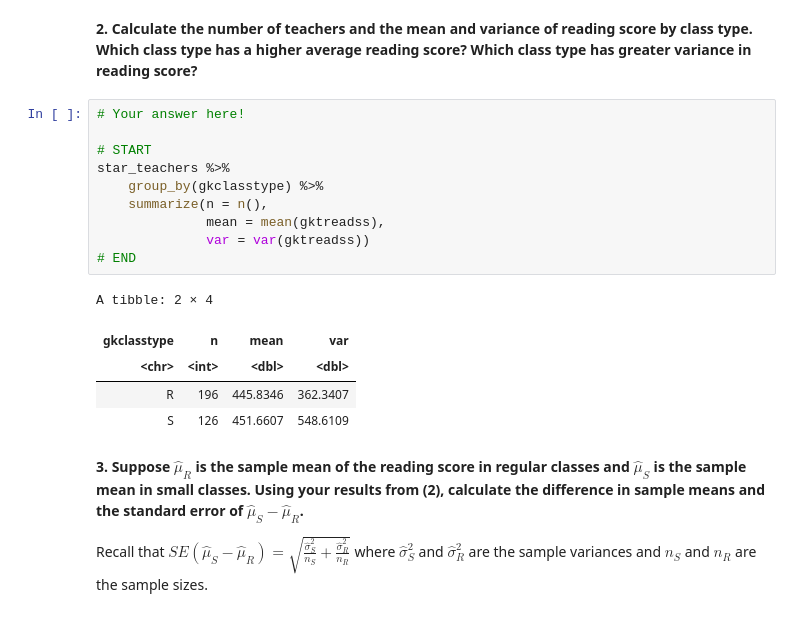
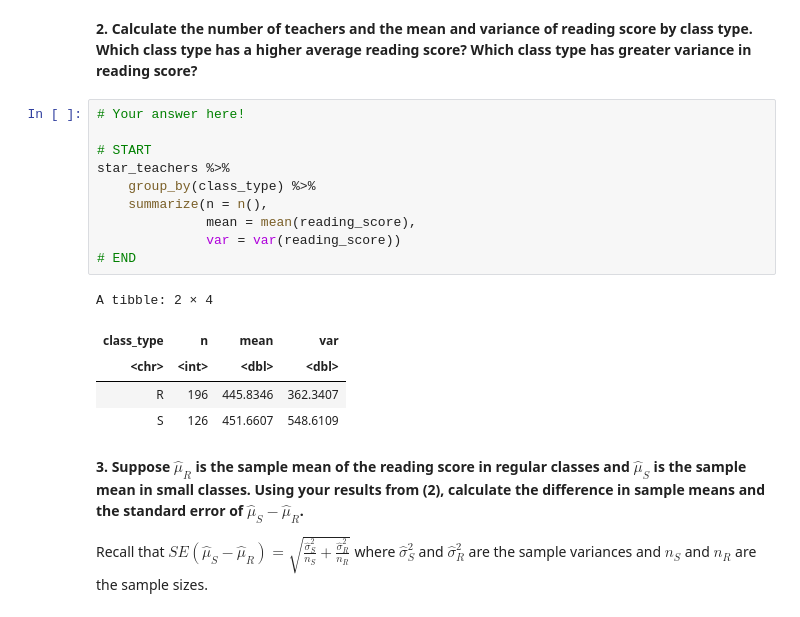
Before and after one commit to 5harad/API201-2022, a Jupyter notebook: review_sessions/review_7/review_7_answers.ipynb, the cells around one changed output. Saved outputs shown, nothing was run; the diff lists cells and outputs as text.

```diff
--- a/review_sessions/review_7/review_7_answers.ipynb
+++ b/review_sessions/review_7/review_7_answers.ipynb
@@ -157,16 +159,16 @@ A tibble: 10 × 6
 # %%
 # Your answer here!
 
 # START
 star_teachers %>%
-    group_by(gkclasstype) %>%
+    group_by(class_type) %>%
     summarize(n = n(),
-              mean = mean(gktreadss),
-              var = var(gktreadss))
+              mean = mean(reading_score),
+              var = var(reading_score))
 # END
 # %% [output]
 A tibble: 2 × 4
-| gkclasstype | n | mean | var |
+| class_type | n | mean | var |
 | <chr> | <int> | <dbl> | <dbl> |
 | R | 196 | 445.8346 | 362.3407 |
 | S | 126 | 451.6607 | 548.6109 |
```
Also changed, not shown: parts of 7 cells of this notebook, 3 other files.
